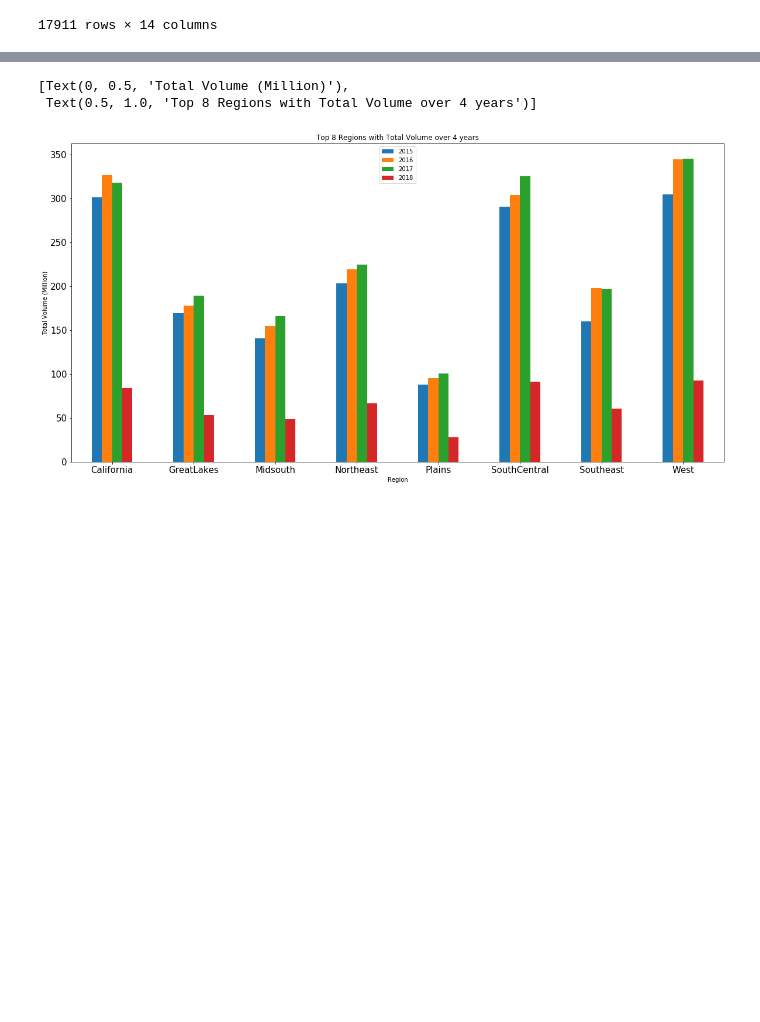
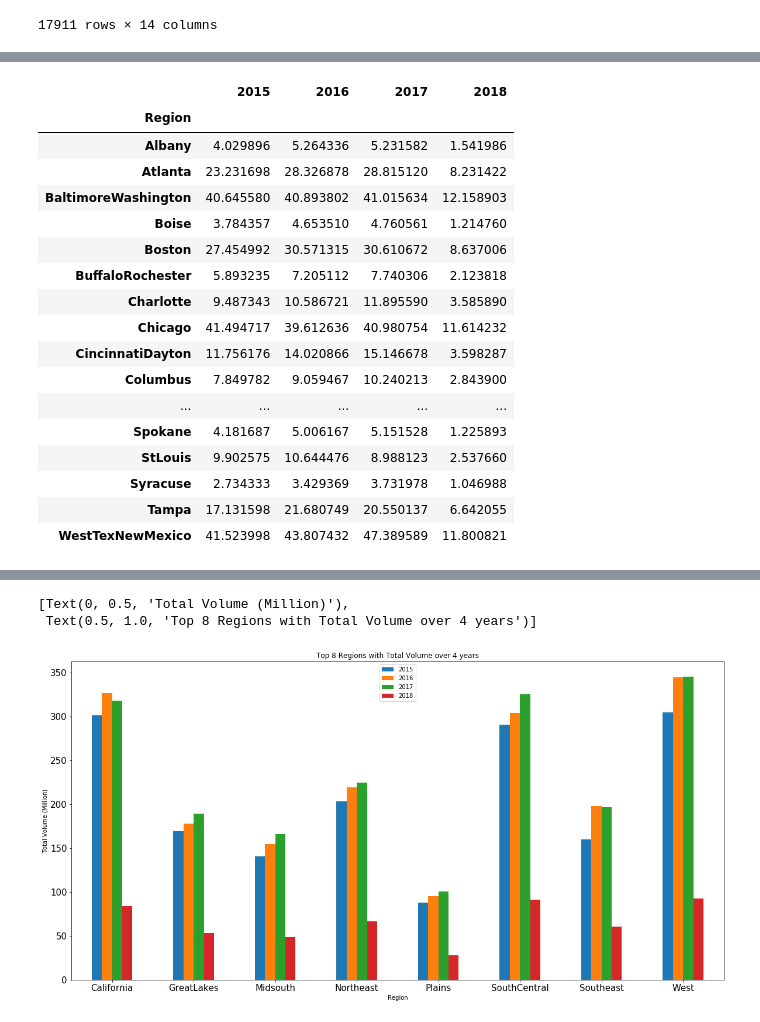
Before and after one commit to busy0312/Porject-1_-Team5, a Jupyter notebook: Avocado_Data Analysis.ipynb, the cells around one changed output, grey strips where cells are left out. Saved outputs shown, nothing was run; the diff lists cells and outputs as text; code cells hidden in the pictures; blank space fills up the shorter version.

```diff
--- a/Avocado_Data Analysis.ipynb
+++ b/Avocado_Data Analysis.ipynb
@@ -72,0 +79,22 @@ totalvol_sum=pd.DataFrame({"2015": T5,
+# %%
+Without_8=totalvol_sum.drop(['California','GreatLakes','Midsouth','Northeast','Plains','SouthCentral','Southeast','West'])
+Without_8
+# %% [output]
+|  | 2015 | 2016 | 2017 | 2018 |
+| Region |  |  |  |  |
+| Albany | 4.029896 | 5.264336 | 5.231582 | 1.541986 |
+| Atlanta | 23.231698 | 28.326878 | 28.815120 | 8.231422 |
+| BaltimoreWashington | 40.645580 | 40.893802 | 41.015634 | 12.158903 |
+| Boise | 3.784357 | 4.653510 | 4.760561 | 1.214760 |
+| Boston | 27.454992 | 30.571315 | 30.610672 | 8.637006 |
+| BuffaloRochester | 5.893235 | 7.205112 | 7.740306 | 2.123818 |
+| Charlotte | 9.487343 | 10.586721 | 11.895590 | 3.585890 |
+| Chicago | 41.494717 | 39.612636 | 40.980754 | 11.614232 |
+| CincinnatiDayton | 11.756176 | 14.020866 | 15.146678 | 3.598287 |
+| Columbus | 7.849782 | 9.059467 | 10.240213 | 2.843900 |
+| ... | ... | ... | ... | ... |
+| Spokane | 4.181687 | 5.006167 | 5.151528 | 1.225893 |
+| StLouis | 9.902575 | 10.644476 | 8.988123 | 2.537660 |
+| Syracuse | 2.734333 | 3.429369 | 3.731978 | 1.046988 |
+| Tampa | 17.131598 | 21.680749 | 20.550137 | 6.642055 |
+| WestTexNewMexico | 41.523998 | 43.807432 | 47.389589 | 11.800821 |
```
Also changed, not shown: parts of 5 cells of this notebook, 1 other file.
